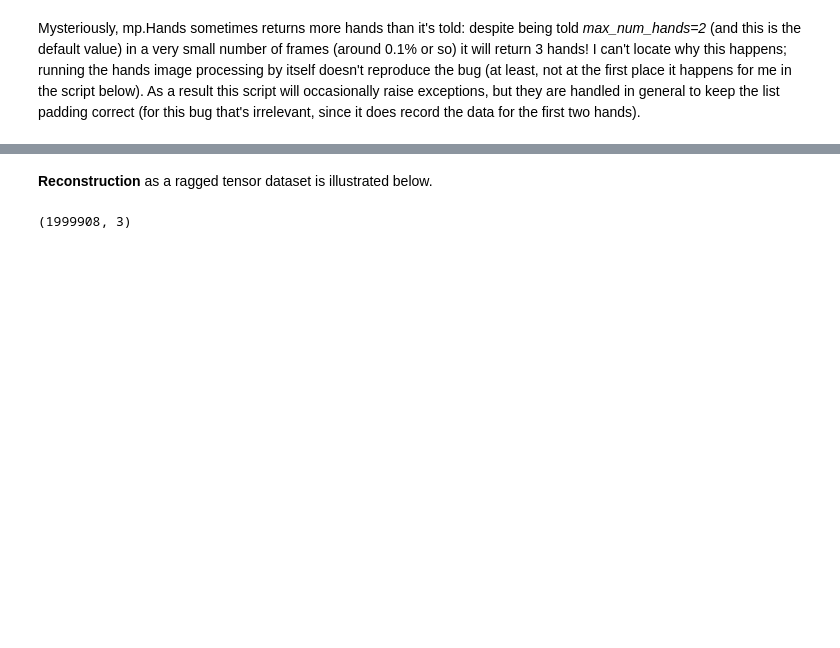
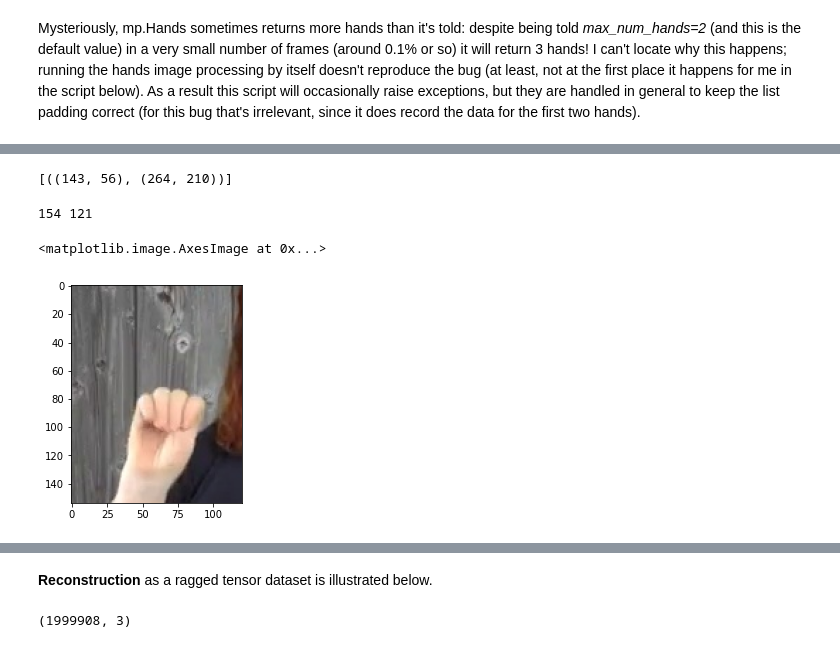
Before and after one commit to farbere/Runarljod, a Jupyter notebook: hand_processing.ipynb, the cells around one changed output, grey strips where cells are left out. Cells and saved outputs as stored; diff of their text form; code cells hidden in the pictures; blank space fills up the shorter version.

```diff
--- a/hand_processing.ipynb
+++ b/hand_processing.ipynb
@@ -762,10 +803,11 @@ memory usage: 684.8+ KB
 # %%
 # label information
+#cfswp['label_proc'][22688] = ' '  # label is null and raises exceptions; fix it here or in the file
 for key in splits:
-    cfsw[['filename','label_proc','label_raw','number_of_frames']][indices[key][0]:indices[key][1]].to_csv("datasets/cfsw/" + key + "_data.csv")
+    data_csv[['filename','label_proc','label_raw','number_of_frames']][indices[key][0]:indices[key][1]].to_csv(base_out + key + "_data.csv")
 # %%
 # encoding label_raw; note label_proc needs some pre-processing
-alphabet = np.unique([char for seq in cfsw['label_raw'].apply(lambda x: [char for char in x]) for char in seq])
+alphabet = np.unique([char.lower() for seq in cfsw['label_proc'].apply(lambda x: [char for char in x]) for char in seq])
 alphabet_ext = ['blank'] + list(alphabet) # blank character for ctc loss in position 0
 encoder = {alphabet_ext[ind]:ind for ind in range(len(alphabet_ext))}
 print(encoder)
@@ -774,14 +823,15 @@ print(encoder)
 # %%
 seq_lengths = {}
 label_seqs = {}
+label_proc = data_csv['label_proc'].convert_dtypes(infer_objects=False, convert_string=True, convert_integer=False, convert_boolean=False, convert_floating=False)
 for key in splits:
-    seq_lengths[key] = np.array(cfsw['label_raw'][indices[key][0]:indices[key][1]].apply(lambda x: len(x)), dtype=np.uint8)
+    seq_lengths[key] = np.array(data_csv['label_proc'][indices[key][0]:indices[key][1]].apply(lambda x: len(x)), dtype=np.uint8)
     max_seq_length = max(seq_lengths[key])
     count = indices[key][1] - indices[key][0]
     label_seqs[key] = np.zeros((count, max_seq_length), dtype=np.uint8)
     print(label_seqs[key].shape)
     for j in range(count):
         for k in range(seq_lengths[key][j]):
-            label_seqs[key][j][k] = encoder[cfsw['label_raw'][indices[key][0]+j][k]]
+            label_seqs[key][j][k] = encoder[data_csv['label_proc'][indices[key][0]+j][k].lower()]
 # %% [output]
 (981, 29)
@@ -795,7 +845,7 @@ print(label_seqs['train'][1000], cfsw['label_raw'][1000])
 # %%
 for key in splits:
-    np.save('datasets/cfsw/' + key + '_seq_lengths.npy', seq_lengths[key])
-    np.save('datasets/cfsw/' + key + '_label_seqs.npy', label_seqs[key])
+    np.save(base_out + key + '_seq_lengths.npy', seq_lengths[key])
+    np.save(base_out + key + '_label_seqs.npy', label_seqs[key])
 # %% [markdown]
 Mysteriously, mp.Hands sometimes returns more hands than it's told: despite being told <i>max_num_hands=2</i> (and this is the default value) in a very small number of frames (around 0.1% or so) it will return 3 hands! I can't locate why this happens; running the hands image processing by itself doesn't reproduce the bug (at least, not at the first place it happens for me in the script below). As a result this script will occasionally raise exceptions, but they are handled in general to keep the list padding correct (for this bug that's irrelevant, since it does record the data for the first two hands).
 # %%
@@ -938,0 +991,14 @@ print("Elapsed time", now-justnow, "FPS", total_frames/(now-justnow), "lost frac
+# %%
+corners[0]
+# %% [output]
+[((143, 56), (264, 210))]
+# %%
+print(210-56, 264-143)
+# %% [output]
+154 121
+# %%
+j=30
+plt.imshow(images[0][0][j*154*121:(j+1)*154*121].reshape(210-56,264-143,3))
+# %% [output]
+<matplotlib.image.AxesImage at 0x...>
+[figure, added]
```
Also changed, not shown: parts of 14 cells of this notebook.
